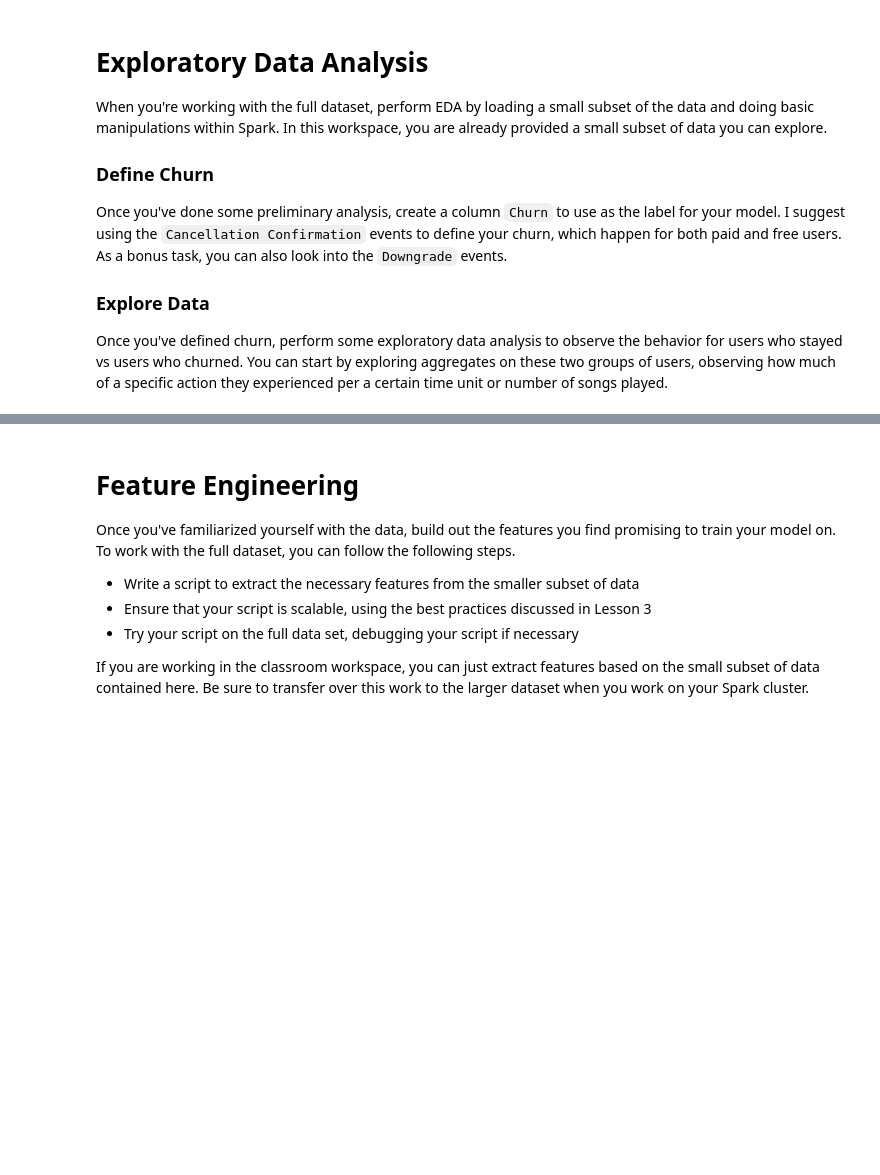
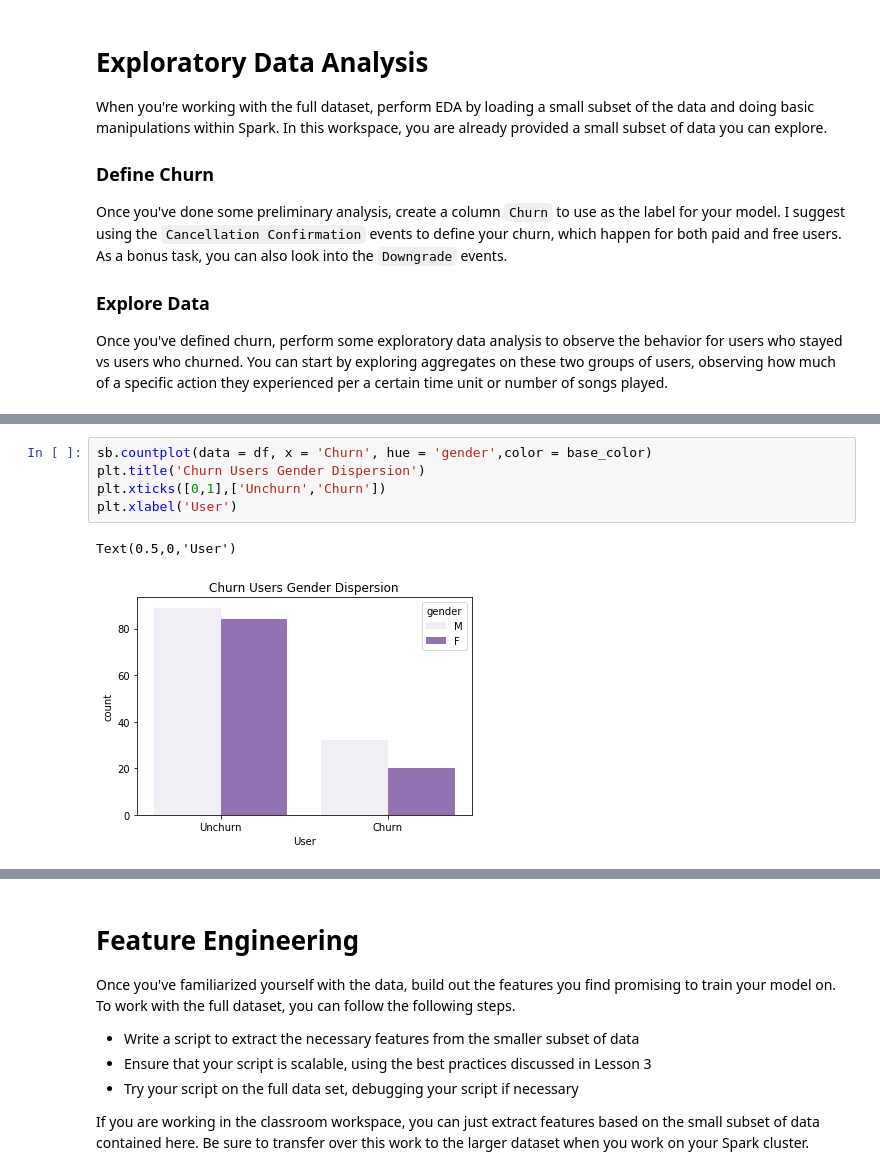
Before and after one commit to QianM2020/Sparkify-LogisticRegression-pyspark, a Jupyter notebook: Sparkify.ipynb, the cells around one changed output, grey strips where cells are left out. Cells and saved outputs as stored; diff of their text form; blank space fills up the shorter version.

```diff
--- a/Sparkify.ipynb
+++ b/Sparkify.ipynb
@@ -154,0 +199,8 @@ explore_data(df)
+# %%
+sb.countplot(data = df, x = 'Churn', hue = 'gender',color = base_color)
+plt.title('Churn Users Gender Dispersion')
+plt.xticks([0,1],['Unchurn','Churn'])
+plt.xlabel('User')
+# %% [output]
+Text(0.5,0,'User')
+[figure, added]
```
Also changed, not shown: parts of 8 cells of this notebook, 5 other files.
